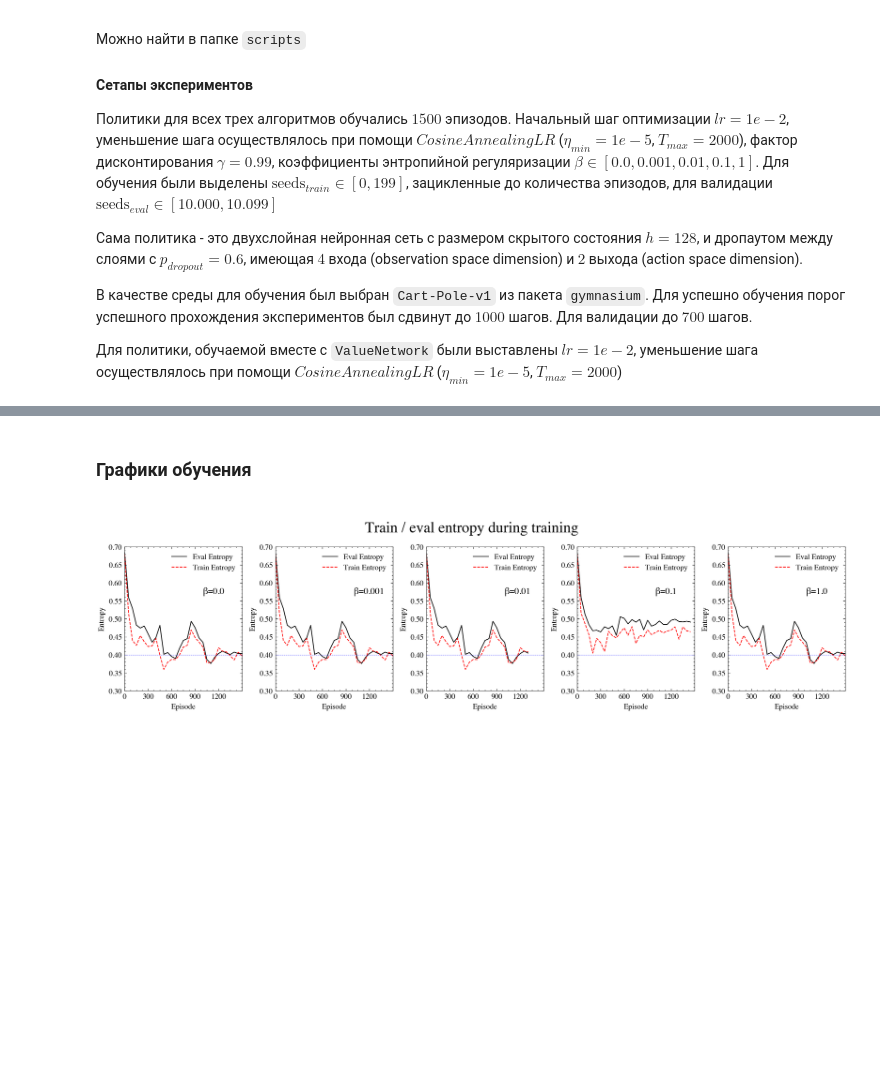
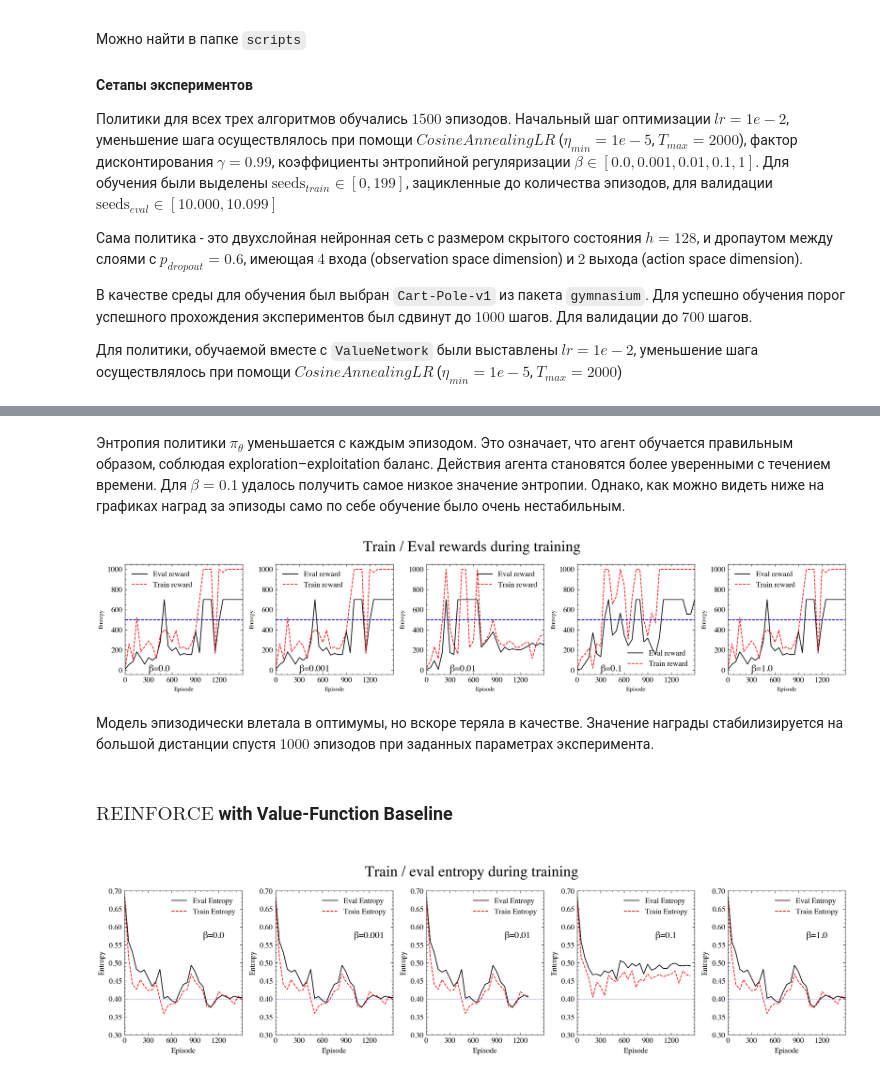
Before and after one commit to selected-topics-ai/CART-POLE-REINFORCE, a Jupyter notebook: notebooks/report.ipynb, the cells around one changed output, grey strips where cells are left out. Drawn from its saved outputs; the diff is of its cells as text; code cells hidden in the pictures; blank space fills up the shorter version.

```diff
--- a/notebooks/report.ipynb
+++ b/notebooks/report.ipynb
@@ -35,3 +114,45 @@ plt.rcParams.update({'figure.dpi': '100'})
+# %% [markdown]
+Энтропия политики $\pi_{\theta}$ уменьшается с каждым эпизодом. Это означает, что агент обучается правильным образом, соблюдая exploration–exploitation баланс. Действия агента становятся более уверенными с течением времени. Для $\beta=0.1$ удалось получить самое низкое значение энтропии. Однако, как можно видеть ниже на графиках наград за эпизоды само по себе обучение было очень нестабильным.
+# %%
+def draw_average_reward_baseline_reward():
+
+    fig, axs = plt.subplots(nrows=1, ncols=5, figsize =(14,3))
+    fig.suptitle('Train / Eval rewards during training', fontsize = 20)
+    axs = axs.flatten()
+    axs = axs.flatten()
+
+    entropy_coeffs = ['beta_0', 'beta_0_001', 'beta_0_01', 'beta_0_1', 'beta_1_0']
+    betas = ['0.0', '0.001', '0.01', '0.1', '1.0']
+
+    for entropy_coef, ax, beta in zip(entropy_coeffs, axs, betas):
+        eval_reward_steps, eval_reward_values = avrb_eval_reward['Step'], avrb_eval_reward[entropy_coef]
+
+        train_reward_steps, train_reward_values = avrb_train_reward[avrb_train_reward['Step'].isin(eval_reward_steps)]['Step'], avrb_train_reward[avrb_train_reward['Step'].isin(eval_reward_steps)][entropy_coef]
+
+        ax.plot(eval_reward_steps, eval_reward_values, label='Eval reward')
+        ax.plot(train_reward_steps, train_reward_values, label='Train reward')
+        ax.axhline(y=500, color='blue', linestyle='--', linewidth=1)
+
+        ax.set_xlabel('Episode', fontsize=8)
+        ax.set_ylabel('Entropy', fontsize=8)
+
+        ax.set_xlim([0.0, 1500])
+        ax.set_xticks([i for i in range(0, 1500, 300)])
+        ax.tick_params(axis='both', which='major', labelsize=10)
+
+        ax.legend(prop={'size': 10})
+        # ax.grid(True)
+        ax.text(300, -10, f'β={beta}', fontsize=12)
+
+
+
+    plt.tight_layout()
+    plt.show()
+draw_average_reward_baseline_reward()
+# %% [output]
+[figure, added]
+# %% [markdown]
+Модель эпизодически влетала в оптимумы, но вскоре теряла в качестве. Значение награды стабилизируется на большой дистанции спустя $1000$ эпизодов при заданных параметрах эксперимента.
 # %% [markdown]
-### Графики обучения
+### $\text{REINFORCE}$ with Value-Function Baseline
 # %%
```
Also changed, not shown: parts of 32 cells of this notebook, 10 other files.
